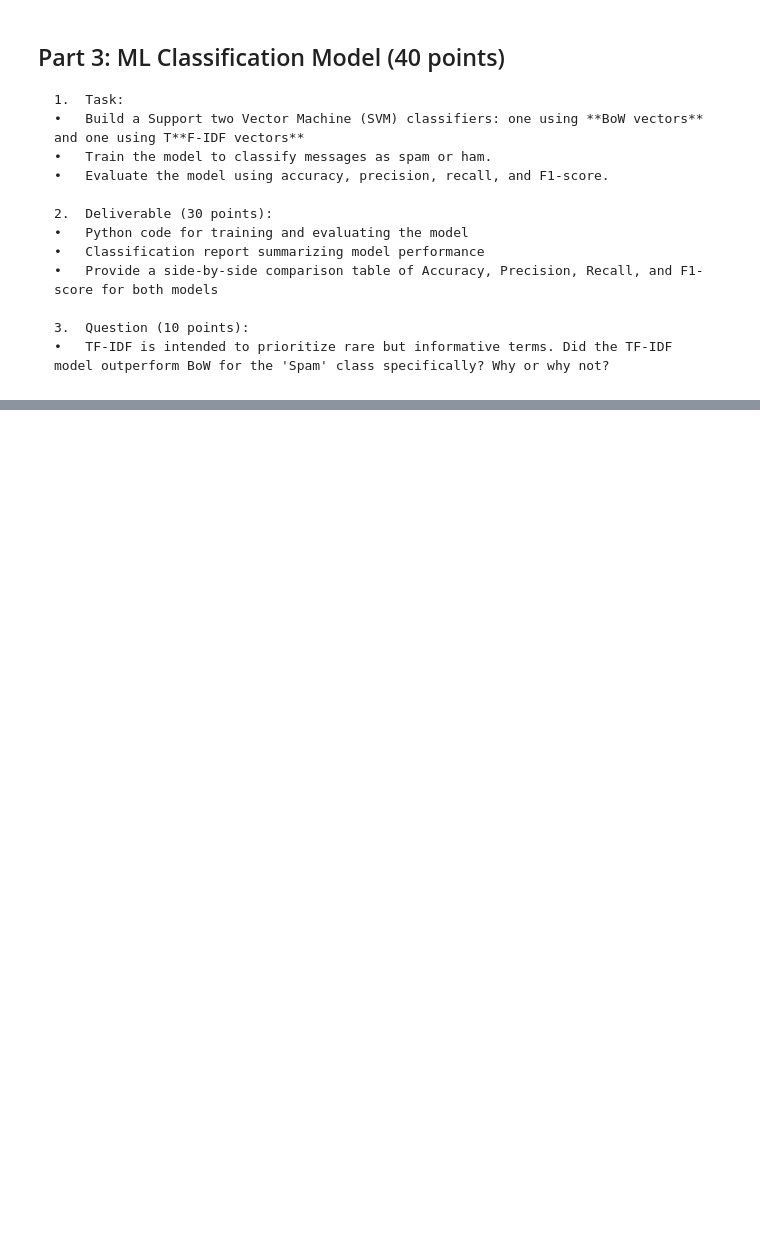
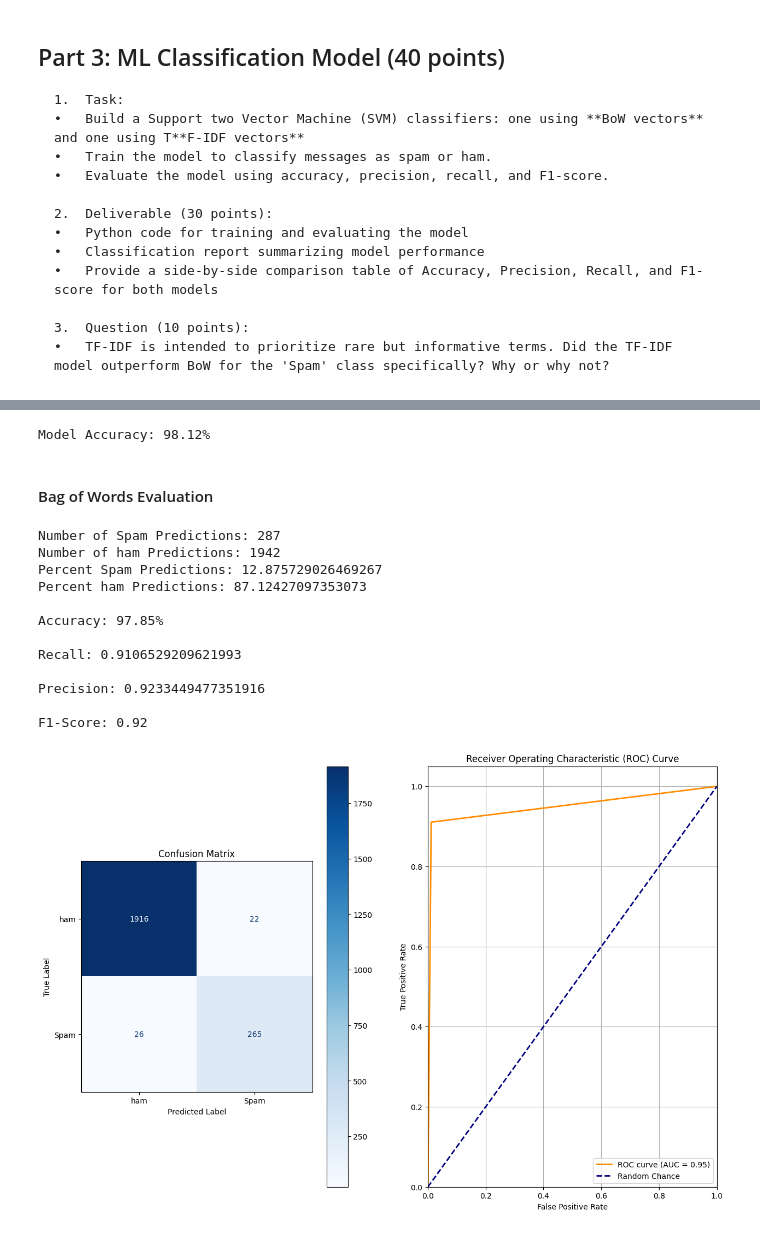
Before and after one commit to rcwaterman/DSE6212, a Jupyter notebook: Module 2/Module_2_Assignment_Text_Vectorization-1.ipynb, the cells around one changed output, grey strips where cells are left out. Saved outputs shown, nothing was run; the diff lists cells and outputs as text; code cells hidden in the pictures; blank space fills up the shorter version.

```diff
--- a/Module 2/Module_2_Assignment_Text_Vectorization-1.ipynb
+++ b/Module 2/Module_2_Assignment_Text_Vectorization-1.ipynb
@@ -84,3 +334,10 @@ print(sms_data['label'].value_counts())
 
 	3.	Question (10 points):
 	•	TF-IDF is intended to prioritize rare but informative terms. Did the TF-IDF model outperform BoW for the 'Spam' class specifically? Why or why not?
+# %%
+# ham = 0, spam = 1
+sms_data['label'] = sms_data['label'].replace('ham',0)
+sms_data['label'] = sms_data['label'].replace('spam',1)
+
+labels = np.array(sms_data['label'])
+labels
@@ -86,0 +350,2 @@ print(sms_data['label'].value_counts())
+# %%
+X_train_raw, X_test_raw, y_train, y_test = train_test_split([preprocess(text, lem=WordNetLemmatizer()) for text in sms_data["message"].values], labels, test_size=0.4, random_state=42)
@@ -86,0 +354,6 @@ print(sms_data['label'].value_counts())
+# %%
+X_train_bow = bow_vectorizer.fit_transform(X_train_raw)
+X_test_bow = bow_vectorizer.transform(X_test_raw)
+# %%
+svm_classifier_bow = LinearSVC(dual=False, max_iter=10000, random_state=42)
+fit_svm_classifier_bow = svm_classifier_bow.fit(X_train_bow, y_train)
@@ -86,0 +375,7 @@ print(sms_data['label'].value_counts())
+# %%
+y_pred_tfidf = svm_classifier_tfidf.predict(X_test_tfidf)
+accuracy_tfidf = accuracy_score(y_test, y_pred_tfidf)
+
+print(f"Model Accuracy: {accuracy_tfidf * 100:.2f}%")
+# %% [output]
+Model Accuracy: 98.12%
@@ -86,0 +485,20 @@ print(sms_data['label'].value_counts())
+# %% [markdown]
+#### Bag of Words Evaluation
+# %%
+labels = ['ham', 'Spam']
+bow_evaluator = ModelEvaluator(fit_svm_classifier_bow)
+bow_evaluator.eval_model(X_test_bow, y_test, labels)
+# %% [output]
+Number of Spam Predictions: 287
+Number of ham Predictions: 1942
+Percent Spam Predictions: 12.875729026469267
+Percent ham Predictions: 87.12427097353073
+
+Accuracy: 97.85%
+
+Recall: 0.9106529209621993
+
+Precision: 0.9233449477351916
+
+F1-Score: 0.92
+[figure, added]
```
Also changed, not shown: parts of 59 cells of this notebook, 12 other files.
